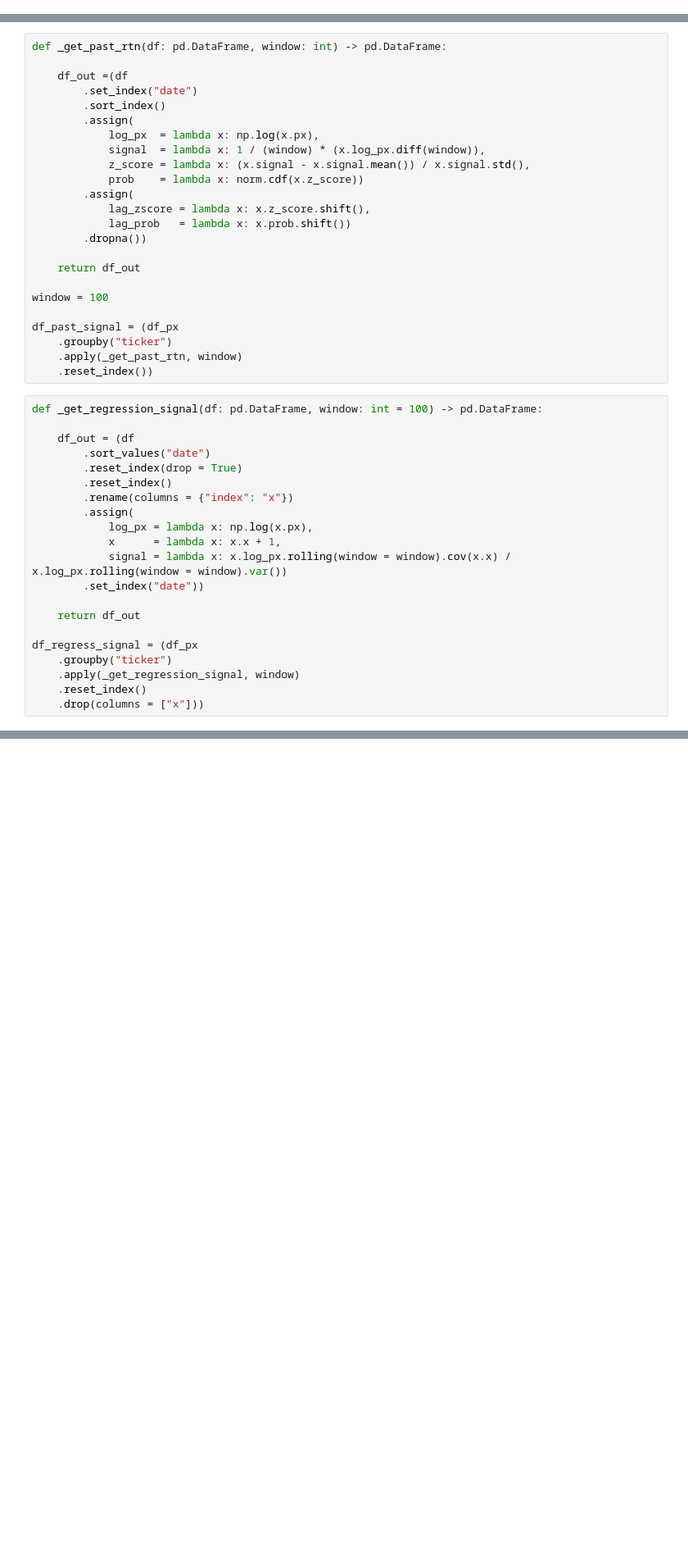
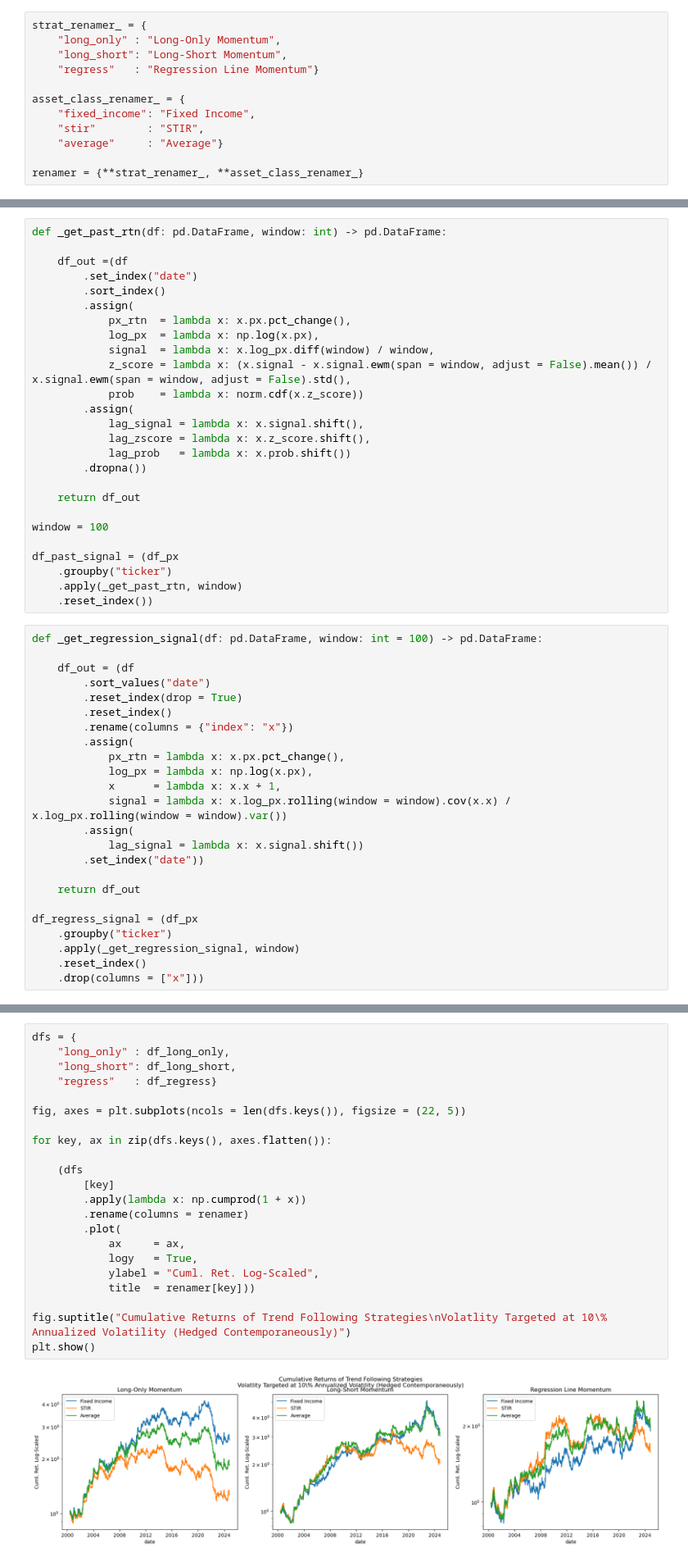
Before and after one commit to diegodalvarez/TrendSystem, a Jupyter notebook: Research/Writeups/SocieteGeneraleRates.ipynb, the cells around one changed output, grey strips where cells are left out. Shown at 82% size. Saved outputs shown, nothing was run; the diff lists cells and outputs as text; blank space fills up the shorter version.

Commit message:
trend system

```diff
--- a/Research/Writeups/SocieteGeneraleRates.ipynb
+++ b/Research/Writeups/SocieteGeneraleRates.ipynb
@@ -16,3 +20,15 @@ fut_path   = os.path.join(data_path, "FuturesData")
+# %%
+strat_renamer_ = {
+    "long_only" : "Long-Only Momentum",
+    "long_short": "Long-Short Momentum",
+    "regress"   : "Regression Line Momentum"}
+
+asset_class_renamer_ = {
+    "fixed_income": "Fixed Income",
+    "stir"        : "STIR",
+    "average"     : "Average"}
+
+renamer = {**strat_renamer_, **asset_class_renamer_}
 # %% [markdown]
 # Momentum strategies for rates: Bridging the Gap between statistics and option theory
 # %% [markdown]
@@ -66,11 +82,13 @@ def _get_past_rtn(df: pd.DataFrame, window: int) -> pd.DataFrame:
         .set_index("date")
         .sort_index()
         .assign(
+            px_rtn  = lambda x: x.px.pct_change(),
             log_px  = lambda x: np.log(x.px),
-            signal  = lambda x: 1 / (window) * (x.log_px.diff(window)),
-            z_score = lambda x: (x.signal - x.signal.mean()) / x.signal.std(),
+            signal  = lambda x: x.log_px.diff(window) / window,
+            z_score = lambda x: (x.signal - x.signal.ewm(span = window, adjust = False).mean()) / x.signal.ewm(span = window, adjust = False).std(),
             prob    = lambda x: norm.cdf(x.z_score))
         .assign(
+            lag_signal = lambda x: x.signal.shift(),
             lag_zscore = lambda x: x.z_score.shift(),
             lag_prob   = lambda x: x.prob.shift())
         .dropna())
@@ -92,9 +110,12 @@ def _get_regression_signal(df: pd.DataFrame, window: int = 100) -> pd.DataFrame:
         .reset_index()
         .rename(columns = {"index": "x"})
         .assign(
+            px_rtn = lambda x: x.px.pct_change(),
             log_px = lambda x: np.log(x.px),
             x      = lambda x: x.x + 1,
             signal = lambda x: x.log_px.rolling(window = window).cov(x.x) / x.log_px.rolling(window = window).var())
+        .assign(
+            lag_signal = lambda x: x.signal.shift())
         .set_index("date"))
 
     return df_out
@@ -241,0 +302,24 @@ Using the same transformation above results in t
+# %%
+dfs = {
+    "long_only" : df_long_only,
+    "long_short": df_long_short,
+    "regress"   : df_regress}
+
+fig, axes = plt.subplots(ncols = len(dfs.keys()), figsize = (22, 5))
+
+for key, ax in zip(dfs.keys(), axes.flatten()):
+
+    (dfs
+        [key]
+        .apply(lambda x: np.cumprod(1 + x))
+        .rename(columns = renamer)
+        .plot(
+            ax     = ax,
+            logy   = True,
+            ylabel = "Cuml. Ret. Log-Scaled",
+            title  = renamer[key]))
+
+fig.suptitle("Cumulative Returns of Trend Following Strategies\nVolatlity Targeted at 10\% Annualized Volatility (Hedged Contemporaneously)")
+plt.show()
+# %% [output]
+[figure, added]
```
Also changed, not shown: parts of 11 cells of this notebook.
